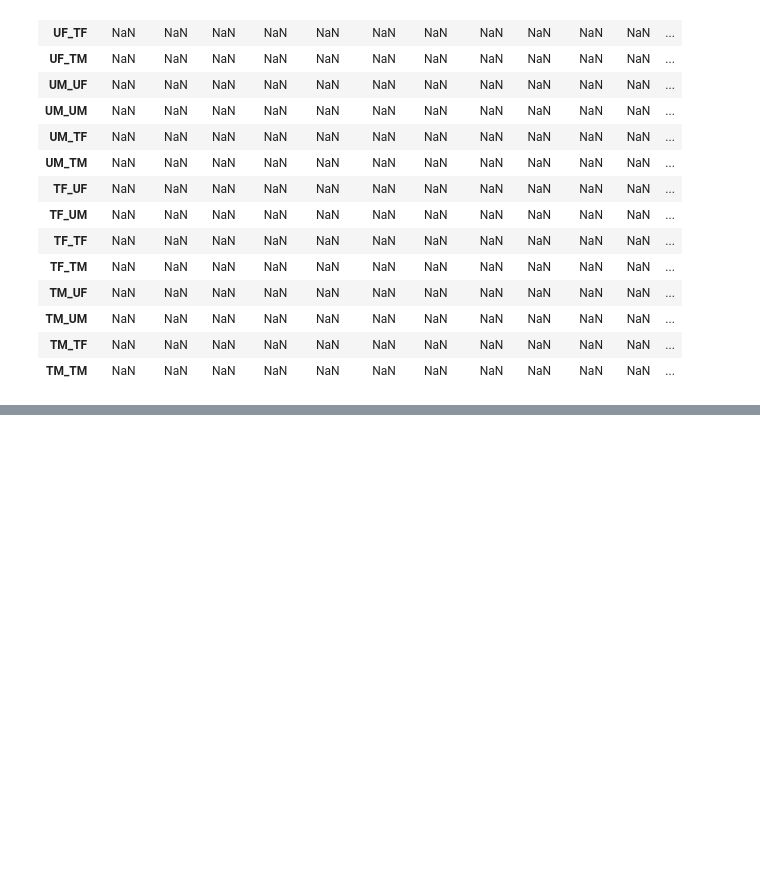
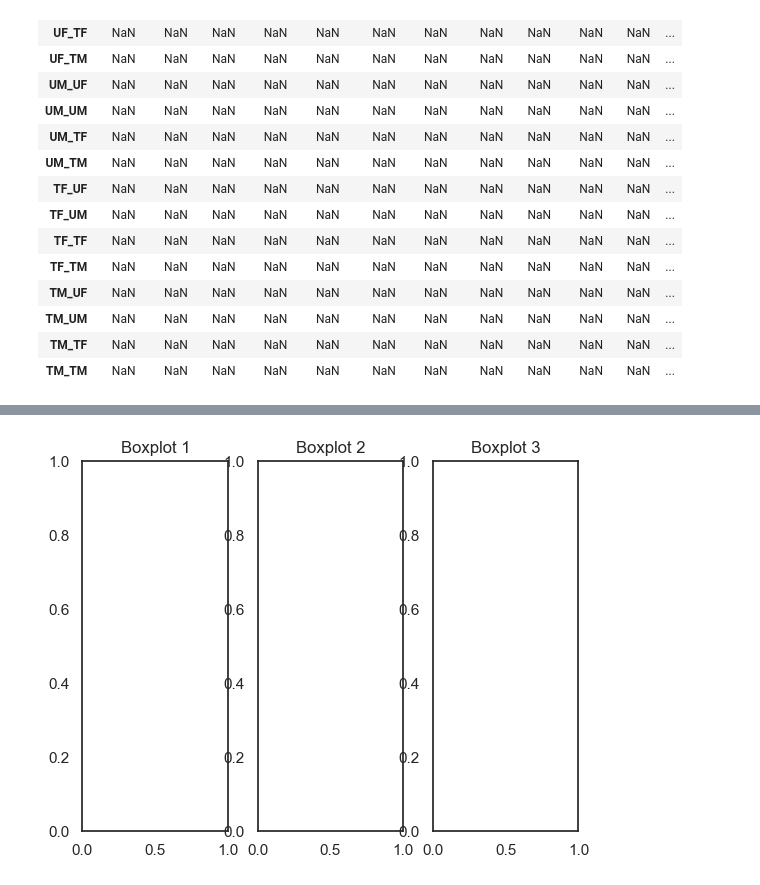
Before and after one commit to UCF-MIPs/multiplex-network, a Jupyter notebook: train.ipynb, the cells around one changed output, grey strips where cells are left out. Saved outputs shown, nothing was run; the diff lists cells and outputs as text; code cells hidden in the pictures; blank space fills up the shorter version.

```diff
--- a/train.ipynb
+++ b/train.ipynb
@@ -83,0 +177,20 @@ df_heatmap
+# %%
+import matplotlib.pyplot as plt
+
+# Plot the boxes
+ax1 = plt.boxplot([1, 2, 3])
+ax2 = plt.boxplot([4, 5, 6])
+ax3 = plt.boxplot([7, 8, 9])
+
+# Put the boxes side by side
+plt.subplot(1, 3, 1)
+plt.title('Boxplot 1')
+plt.subplot(1, 3, 2)
+plt.title('Boxplot 2')
+plt.subplot(1, 3, 3)
+plt.title('Boxplot 3')
+
+# Show the plot
+plt.show()
+# %% [output]
+[figure, added]
```
Also changed, not shown: parts of 4 cells of this notebook, 10 other files.
